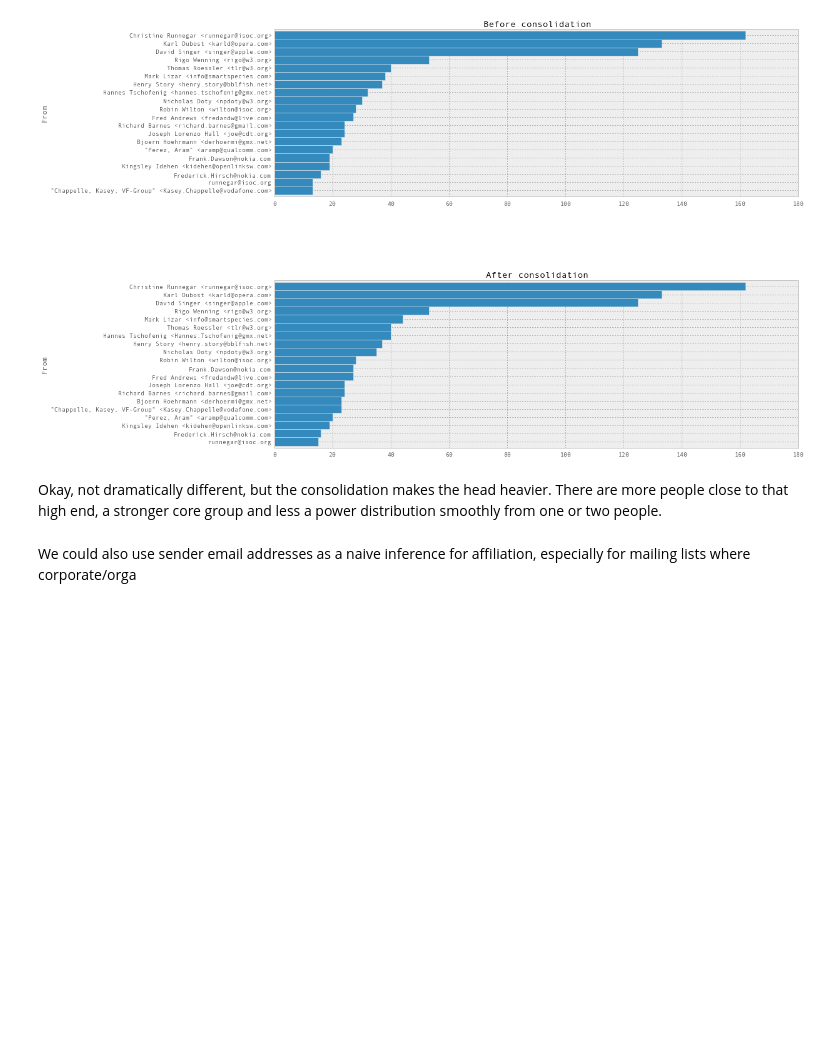
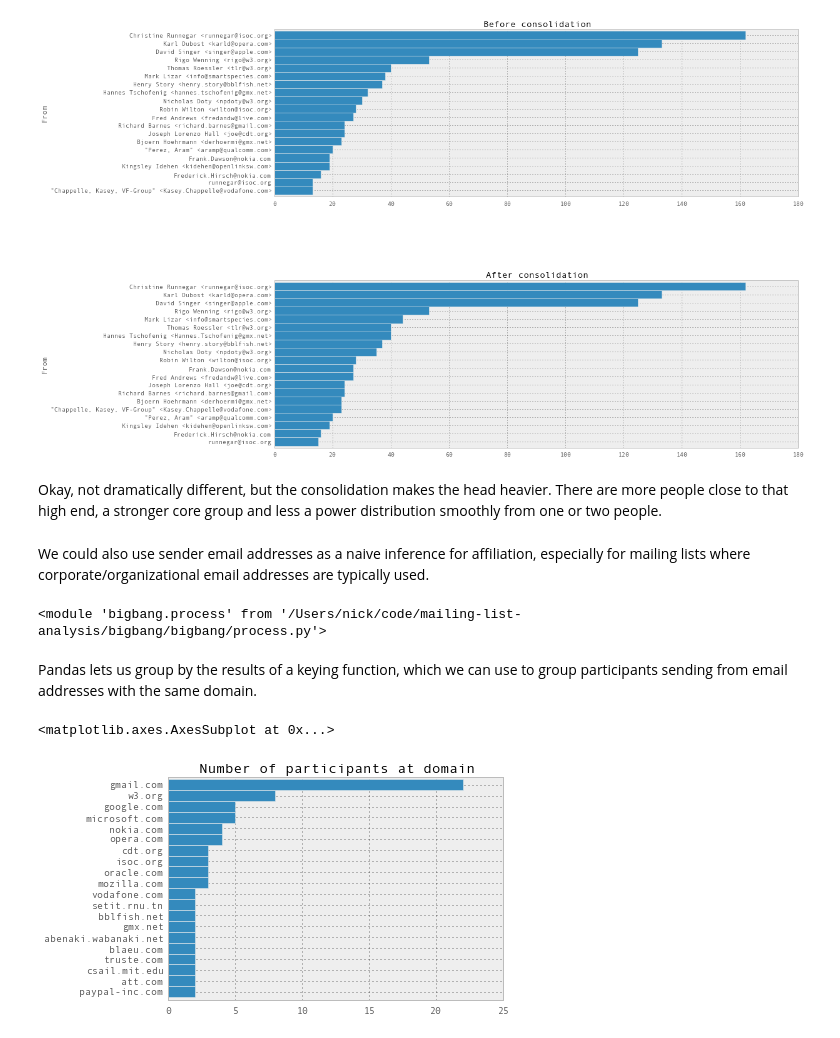
Before and after one commit to datactive/bigbang, a Jupyter notebook: examples/Analyze Senders.ipynb, the cells around one changed output. Drawn from its saved outputs; the diff is of its cells as text; code cells hidden in the pictures; blank space fills up the shorter version.

Commit message:
initial code and examples for analyzing affiliation distribution through email domain names

```diff
--- a/examples/Analyze Senders.ipynb
+++ b/examples/Analyze Senders.ipynb
@@ -122,4 +122,18 @@ plt.show()
 # %% [markdown]
 Okay, not dramatically different, but the consolidation makes the head heavier. There are more people close to that high end, a stronger core group and less a power distribution smoothly from one or two people.
 # %% [markdown]
-We could also use sender email addresses as a naive inference for affiliation, especially for mailing lists where corporate/orga
+We could also use sender email addresses as a naive inference for affiliation, especially for mailing lists where corporate/organizational email addresses are typically used.
+# %%
+reload(process)
+# %% [output]
+<module 'bigbang.process' from '/Users/nick/code/mailing-list-analysis/bigbang/bigbang/process.py'>
+# %% [markdown]
+Pandas lets us group by the results of a keying function, which we can use to group participants sending from email addresses with the same domain.
+# %%
+grouped = tc.groupby(process.domain_name_from_email)
+domain_groups = grouped.size()
+domain_groups.sort(ascending=True)
+domain_groups[-20:].plot(kind='barh', width=1, title="Number of participants at domain")
+# %% [output]
+<matplotlib.axes.AxesSubplot at 0x...>
+[figure, added]
```
Also changed, not shown: parts of 4 cells of this notebook, 1 other file.
